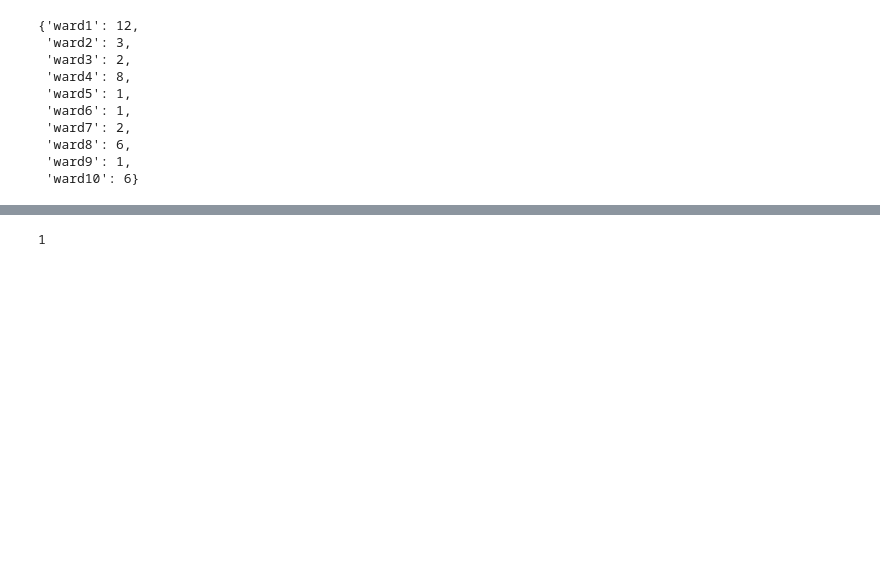
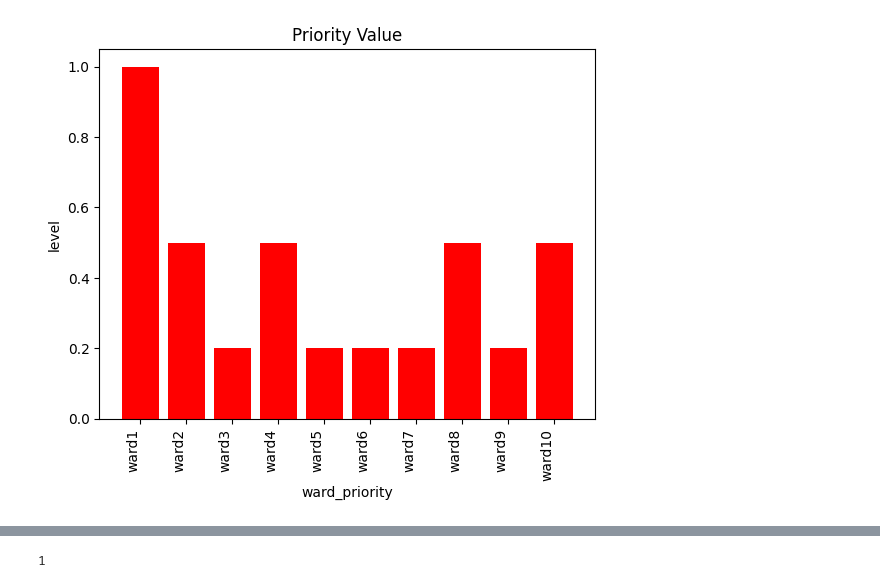
Before and after one commit to kessingtonosazee/GCP_Project_1, a Jupyter notebook: Code_KNN.ipynb, the cells around one changed output, grey strips where cells are left out. Cells and saved outputs as stored; diff of their text form; code cells hidden in the pictures; blank space fills up the shorter version.

```diff
--- a/Code_KNN.ipynb
+++ b/Code_KNN.ipynb
@@ -18,10 +47,32 @@ max_beds_per_ward = {"ward1": 15, "ward2": 10, "ward3": 10, "ward4": 15, "ward5"
 
 
 # Assigning priority
-def priority_levels(ward):
+#def priority_levels(ward):
     # Define custom weights based on specific criteria
-    weights = {"ward1":1.0,"ward2":0.5,"ward3":0.2,"ward4":0.5,"ward5":0.2,"ward6":0.2,"ward7":0.2,"ward8":0.5,"ward9":0.2,"ward10":0.5}
-    return weights[ward]
+   # weights = {"ward1":1.0,"ward2":0.5,"ward3":0.2,"ward4":0.5,"ward5":0.2,"ward6":0.2,"ward7":0.2,"ward8":0.5,"ward9":0.2,"ward10":0.5}
+   # return weights[ward]
+
+priority_levels = {"ward1":1.0,"ward2":0.5,"ward3":0.2,"ward4":0.5,"ward5":0.2,"ward6":0.2,"ward7":0.2,"ward8":0.5,"ward9":0.2,"ward10":0.5}
+# %%
+# Convert dictionary keys and values to lists
+priority = list(priority_levels.keys())
+level = list(priority_levels.values())
+
+# Create a bar chart
+plt.bar(priority, level, color='red')
+
+# Rotate x-axis labels
+plt.xticks(rotation=90, ha='right')
+
+# Add labels and title
+plt.xlabel('ward_priority')
+plt.ylabel('level')
+plt.title('Priority Value')
+
+# Show the plot
+plt.show()
+# %% [output]
+[figure, added]
 # %%
 # Simulate uncertain demand using a normal distribution
 np.random.seed(42)  # Set seed for reproducibility
@@ -31,13 +81,0 @@ demand = {ward: max(0, int(math.ceil(np.random.normal(demand_mean[ward], demand_
-# %%
-demand
-# %% [output]
-{'ward1': 12,
- 'ward2': 3,
- 'ward3': 2,
- 'ward4': 8,
- 'ward5': 1,
- 'ward6': 1,
- 'ward7': 2,
- 'ward8': 6,
- 'ward9': 1,
- 'ward10': 6}
```
Also changed, not shown: parts of 11 cells of this notebook.
